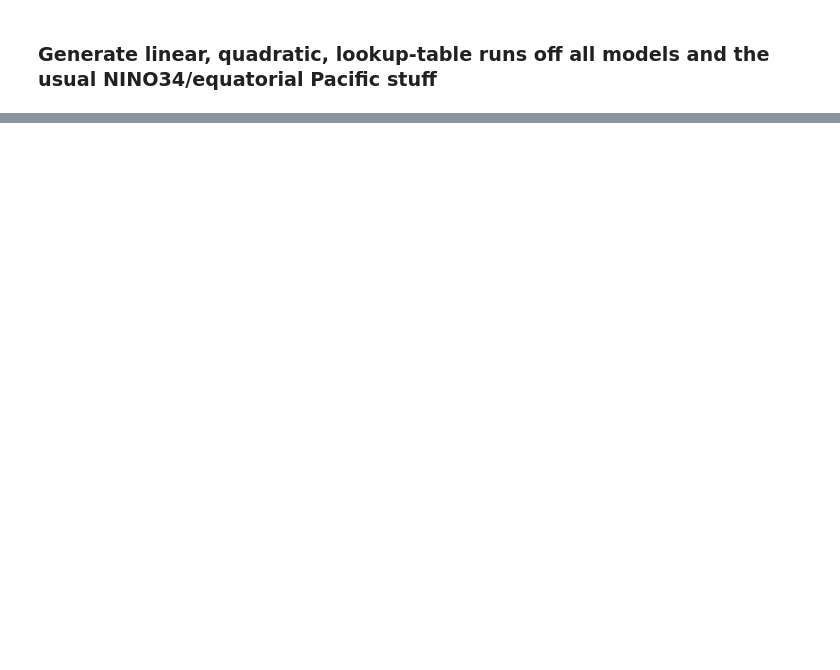
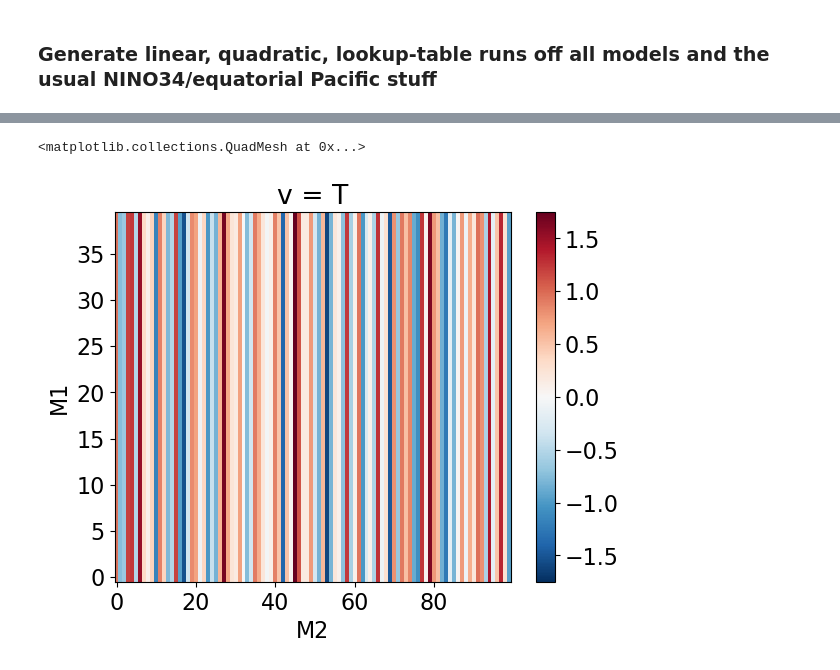
Before and after one commit to jemmajeffree/rom_decadal, a Jupyter notebook: generate_pseudoruns.ipynb, the cells around one changed output, grey strips where cells are left out. Saved outputs shown, nothing was run; the diff lists cells and outputs as text; code cells hidden in the pictures; blank space fills up the shorter version.

```diff
--- a/generate_pseudoruns.ipynb
+++ b/generate_pseudoruns.ipynb
@@ -64,0 +194,31 @@ MIROC6 lookup_table 12.835377931594849
+# %%
+kwargs = dict(rom_type = 'linear_2D',
+              T_variable = 'nino34',
+              h_variable = 'h_eq',
+              shape_name = 'pDCPP_qdt', #pseudo-SMILE runs, after detrending quadratically
+              data_labelsel = {'time':slice(None,'2025')}, # Some of these were future at the time but I'm discarding actual future
+              run_len = 122, # run length
+              members=(80,40,100),  # Y, M, bootstrap. I know I will throw out some of later, but my code will be easier here if I don't yet
+              detrend = rdl.declim_detrend_quadratic # how to strip climate change and seasonal cycle from data
+             )
+
+
+
+for model in ('ACCESS-ESM1-5','CanESM5','CESM1-CAM5','CESM2','IPSL-CM6A-LR','MIROC6','EC-Earth3'):
+    kwargs['data_origin'] = model+'_SMILE'
+
+    if model == 'CESM1-CAM5':
+        kwargs['data_isel'] = {'time':slice(120,None), # I'm pretty sure this is irrelevant, but I have the data to throw out 10 years so let's do that
+                     'M':np.array([False if x==32 else True for x in range(40)]) # Ensemble member 33 (index 32) has a zero in it that I do _NOT_ need
+                    }
+    else:
+        kwargs['data_isel'] = {'time':slice(120,None)} # I'm pretty sure this is irrelevant, but I have the data to throw out 10 years so let's do that
+
+    init_run = xr.open_dataset('pseudo_runs/'+model+'_SMILE_nino34_h_eq_linear_2D_pSMILE_qdt.nc').pseudo_run
+    inits = init_run.rename({'M0':'M2'}).isel(time=slice(120,80*12+120,12)).rename({'time':'M0'})
+    inits = (inits*xr.DataArray(np.ones(kwargs['members'][1]),dims='M1')).transpose('M0','M1','M2','v')
+
+    kwargs['inits'] = inits
+
+    t0 = time.time()
+    rom = rdl.pseudo_run(**kwargs)
@@ -64,0 +239,5 @@ MIROC6 lookup_table 12.835377931594849
+# %%
+inits.isel(v=0,M0=0).plot()
+# %% [output]
+<matplotlib.collections.QuadMesh at 0x...>
+[figure, added]
```
Also changed, not shown: parts of 17 cells of this notebook.
